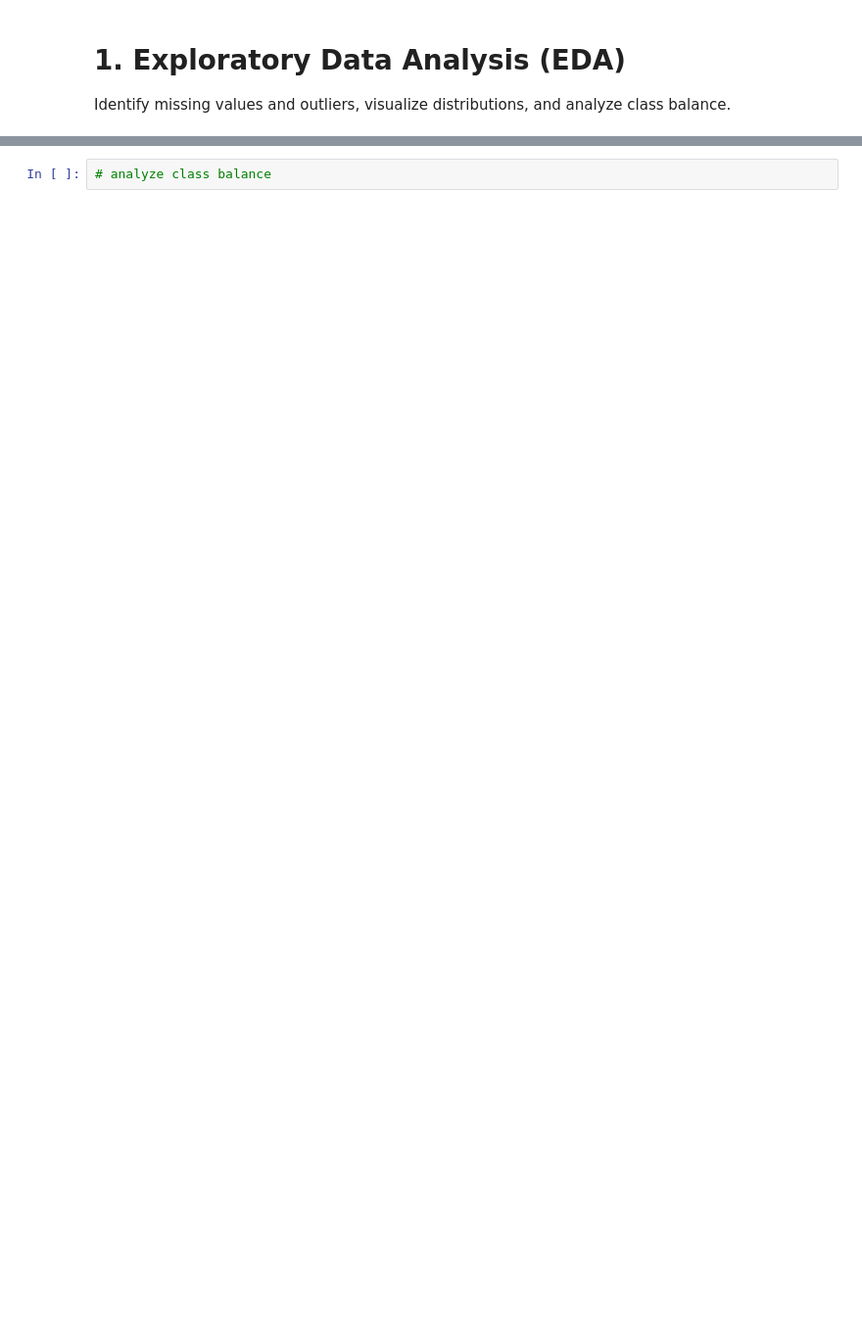
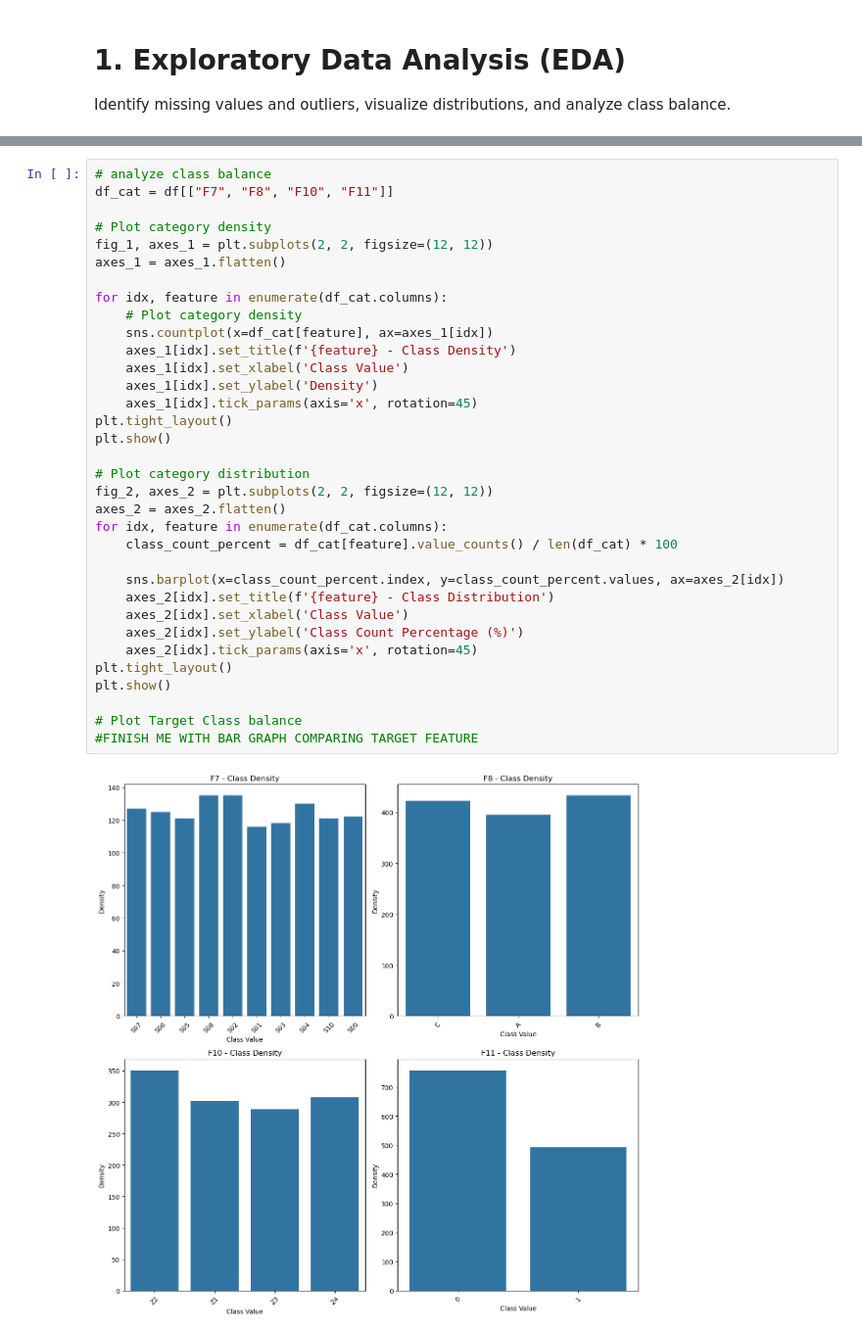
Before and after one commit to UnusualFrog/IntroToML, a Jupyter notebook: labs/week_6_lab/week_6_lab.ipynb, the cells around one changed output, grey strips where cells are left out. Shown: that part at 98% size. Cells and saved outputs as stored; diff of their text form; blank space fills up the shorter version.

```diff
--- a/labs/week_6_lab/week_6_lab.ipynb
+++ b/labs/week_6_lab/week_6_lab.ipynb
@@ -49,2 +91,36 @@ sns.displot(df_filled, element="step", stat="density", common_norm=False)
 # %%
 # analyze class balance
+df_cat = df[["F7", "F8", "F10", "F11"]]
+
+# Plot category density
+fig_1, axes_1 = plt.subplots(2, 2, figsize=(12, 12))
+axes_1 = axes_1.flatten()
+
+for idx, feature in enumerate(df_cat.columns):
+    # Plot category density
+    sns.countplot(x=df_cat[feature], ax=axes_1[idx])
+    axes_1[idx].set_title(f'{feature} - Class Density')
+    axes_1[idx].set_xlabel('Class Value')
+    axes_1[idx].set_ylabel('Density')
+    axes_1[idx].tick_params(axis='x', rotation=45)
+plt.tight_layout()
+plt.show()
+
+# Plot category distribution
+fig_2, axes_2 = plt.subplots(2, 2, figsize=(12, 12))
+axes_2 = axes_2.flatten()
+for idx, feature in enumerate(df_cat.columns):
+    class_count_percent = df_cat[feature].value_counts() / len(df_cat) * 100
+
+    sns.barplot(x=class_count_percent.index, y=class_count_percent.values, ax=axes_2[idx])
+    axes_2[idx].set_title(f'{feature} - Class Distribution')
+    axes_2[idx].set_xlabel('Class Value')
+    axes_2[idx].set_ylabel('Class Count Percentage (%)')
+    axes_2[idx].tick_params(axis='x', rotation=45)
+plt.tight_layout()
+plt.show()
+
+# Plot Target Class balance
+#FINISH ME WITH BAR GRAPH COMPARING TARGET FEATURE
+# %% [output]
+[figure, added]
```
Also changed, not shown: parts of 9 cells of this notebook.
